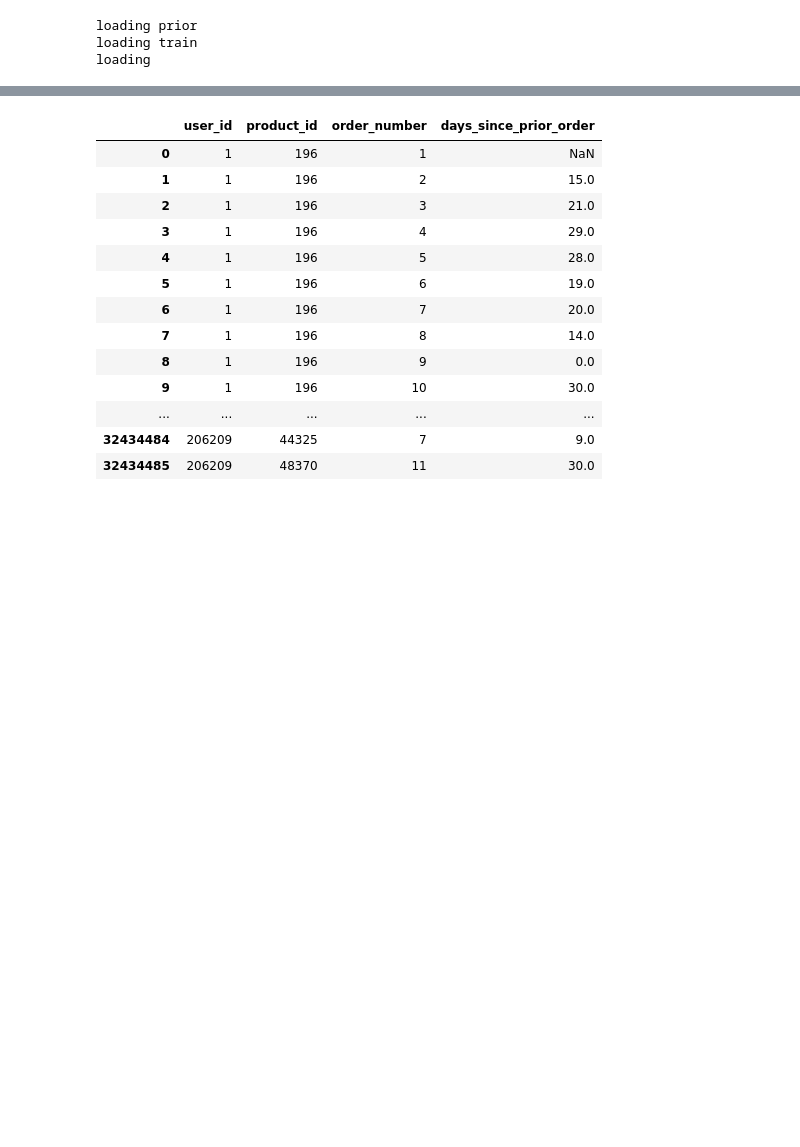
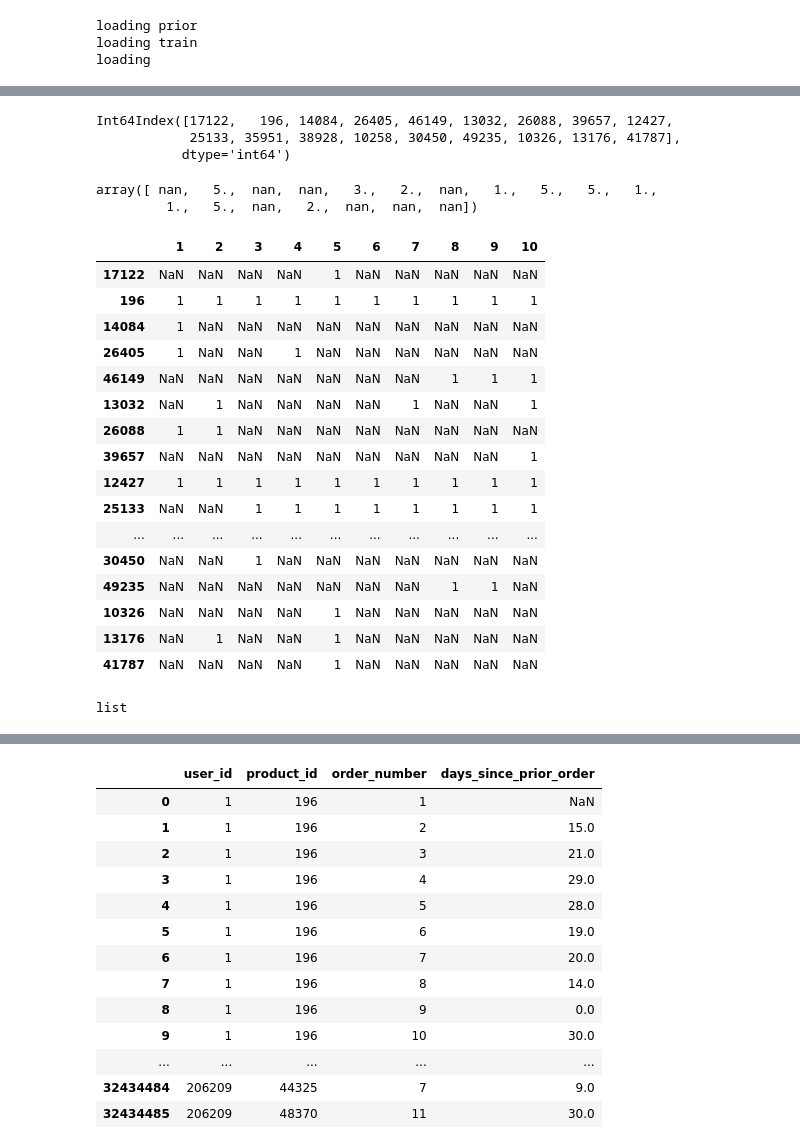
Before and after one commit to homekeeper89/pro_instacart, a Jupyter notebook: 0724_EDA_fourth.ipynb, the cells around one changed output, grey strips where cells are left out. Cells and saved outputs as stored; diff of their text form; code cells hidden in the pictures; blank space fills up the shorter version.

```diff
--- a/0724_EDA_fourth.ipynb
+++ b/0724_EDA_fourth.ipynb
@@ -79,0 +351,17 @@ df_one.head()
+# %%
+dd_p_list = list(set(dd['product_id'])) # 2. 유저가 구매한 물건의 종류, 인덱스
+# %%
+dd_n_list = list(set(dd['order_number_x'])) # 3. 유저가 구매한 횟수 나열, 밸류
+# %%
+dd_exe = pd.DataFrame(index = dd_p_list, columns = dd_n_list) # 4. 계산을 위한 칼럼을 만듬
+# %%
+for i in dd_p_list:
+    do = list(dd[dd['product_id'] == i]['order_number_x'].values) # 상품을 인자로 받아서 그 상품이 몇번 샀는지를 리스트로 만듬
+    for n in do:
+        if n not in dd_n_list: # 해당 상품의 카운트가 전체 카운트에 없으면
+            dd_exe[n].loc[i] = 0
+        else:
+            dd_exe[n].loc[i] = 1
+
+dd_exe['sum'] = dd_exe.T.tail().sum().values
+# 데이터 프레임 만듬
@@ -79,0 +423,36 @@ df_one.head()
+# %%
+dd_exe.T.tail().sum().keys()
+# %% [output]
+Int64Index([17122,   196, 14084, 26405, 46149, 13032, 26088, 39657, 12427,
+            25133, 35951, 38928, 10258, 30450, 49235, 10326, 13176, 41787],
+           dtype='int64')
+# %%
+dd_exe.T.tail().sum().values
+# %% [output]
+array([ nan,   5.,  nan,  nan,   3.,   2.,  nan,   1.,   5.,   5.,   1.,
+         1.,   5.,  nan,   2.,  nan,  nan,  nan])
+# %%
+dd_exe
+# %% [output]
+|  | 1 | 2 | 3 | 4 | 5 | 6 | 7 | 8 | 9 | 10 |
+| 17122 | NaN | NaN | NaN | NaN | 1 | NaN | NaN | NaN | NaN | NaN |
+| 196 | 1 | 1 | 1 | 1 | 1 | 1 | 1 | 1 | 1 | 1 |
+| 14084 | 1 | NaN | NaN | NaN | NaN | NaN | NaN | NaN | NaN | NaN |
+| 26405 | 1 | NaN | NaN | 1 | NaN | NaN | NaN | NaN | NaN | NaN |
+| 46149 | NaN | NaN | NaN | NaN | NaN | NaN | NaN | 1 | 1 | 1 |
+| 13032 | NaN | 1 | NaN | NaN | NaN | NaN | 1 | NaN | NaN | 1 |
+| 26088 | 1 | 1 | NaN | NaN | NaN | NaN | NaN | NaN | NaN | NaN |
+| 39657 | NaN | NaN | NaN | NaN | NaN | NaN | NaN | NaN | NaN | 1 |
+| 12427 | 1 | 1 | 1 | 1 | 1 | 1 | 1 | 1 | 1 | 1 |
+| 25133 | NaN | NaN | 1 | 1 | 1 | 1 | 1 | 1 | 1 | 1 |
+| ... | ... | ... | ... | ... | ... | ... | ... | ... | ... | ... |
+| 30450 | NaN | NaN | 1 | NaN | NaN | NaN | NaN | NaN | NaN | NaN |
+| 49235 | NaN | NaN | NaN | NaN | NaN | NaN | NaN | 1 | 1 | NaN |
+| 10326 | NaN | NaN | NaN | NaN | 1 | NaN | NaN | NaN | NaN | NaN |
+| 13176 | NaN | 1 | NaN | NaN | 1 | NaN | NaN | NaN | NaN | NaN |
+| 41787 | NaN | NaN | NaN | NaN | 1 | NaN | NaN | NaN | NaN | NaN |
+# %%
+exe = list(set((dd_exe[dd_exe['user_id'] == 1]['product_id'].values)))
+type(exe)
+# %% [output]
+list
```
Also changed, not shown: parts of 55 cells of this notebook.
